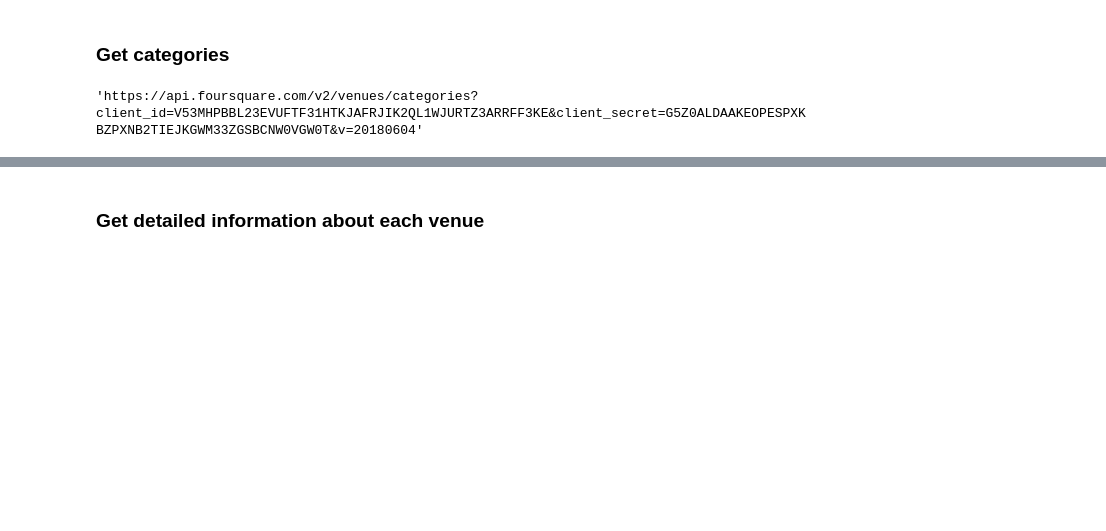
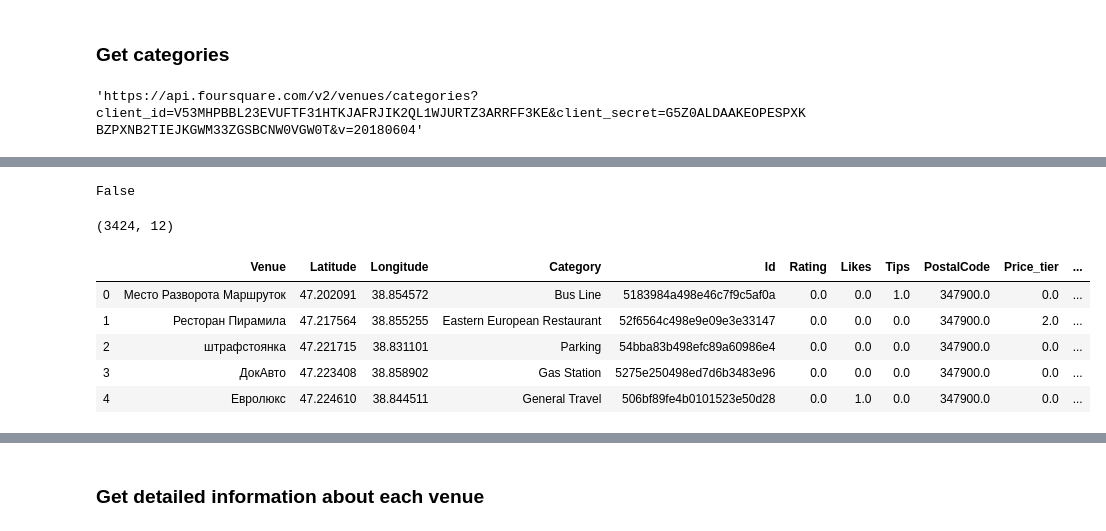
Before and after one commit to Pol75/Coursera_Capstone, a Jupyter notebook: capstone_draft.ipynb, the cells around one changed output, grey strips where cells are left out. Drawn from its saved outputs; the diff is of its cells as text; code cells hidden in the pictures; blank space fills up the shorter version.

```diff
--- a/capstone_draft.ipynb
+++ b/capstone_draft.ipynb
@@ -235,6 +243,7 @@ url_cat
 # %% [output]
 'https://api.foursquare.com/v2/venues/categories?client_id=V53MHPBBL23EVUFTF31HTKJAFRJIK2QL1WJURTZ3ARRFF3KE&client_secret=G5Z0ALDAAKEOPESPXKBZPXNB2TIEJKGWM33ZGSBCNW0VGW0T&v=20180604'
 # %%
-#result = requests.get(url_cat).json()
-result['response']['categories'][0]['categories']
+result = requests.get(url_cat).json()
+df_cat = json_normalize(result['response']['categories'])
+df_cat.head()
 # %% [output]
@@ -257,0 +256,35 @@ result['response']['categories'][0]['categories']
+# %%
+def findCategory(cat_list, cat_id):
+    if len(cat_list) == 0: return False
+    df = json_normalize(cat_list)
+    if df[df.id == cat_id].shape[0] > 0: return True
+    for c in df.categories:
+        if findCategory(c, cat_id): return True
+    return False
+
+def isFoodCategory(df, cat_id):
+    food_id = '4d4b7105d754a06374d81259'
+    if cat_id == food_id: return True
+    if findCategory(df.loc[df.id == food_id, 'categories'].to_list()[0], cat_id): return True
+    return False
+# %%
+isFoodCategory(df_cat, '4bf58dd8d48988d15b941735')
+# %% [output]
+False
+# %%
+city_venues = pd.read_csv('city_clean.csv')
+city_venues.shape
+# %% [output]
+(3424, 12)
+# %%
+mask = city_venues['Category_id'].map(lambda x: isFoodCategory(df_cat, x))
+food_venues = city_venues.loc[mask]
+city_venues['Food_venue'] = mask * 1
+city_venues.head()
+# %% [output]
+|  | Venue | Latitude | Longitude | Category | Id | Rating | Likes | Tips | PostalCode | Price_tier | ... |
+| 0 | Место Разворота Маршруток | 47.202091 | 38.854572 | Bus Line | 5183984a498e46c7f9c5af0a | 0.0 | 0.0 | 1.0 | 347900.0 | 0.0 | ... |
+| 1 | Ресторан Пирамила | 47.217564 | 38.855255 | Eastern European Restaurant | 52f6564c498e9e09e3e33147 | 0.0 | 0.0 | 0.0 | 347900.0 | 2.0 | ... |
+| 2 | штрафстоянка | 47.221715 | 38.831101 | Parking | 54bba83b498efc89a60986e4 | 0.0 | 0.0 | 0.0 | 347900.0 | 0.0 | ... |
+| 3 | ДокАвто | 47.223408 | 38.858902 | Gas Station | 5275e250498ed7d6b3483e96 | 0.0 | 0.0 | 0.0 | 347900.0 | 0.0 | ... |
+| 4 | Евролюкс | 47.224610 | 38.844511 | General Travel | 506bf89fe4b0101523e50d28 | 0.0 | 1.0 | 0.0 | 347900.0 | 0.0 | ... |
```
Also changed, not shown: parts of 11 cells of this notebook, 4 other files.
